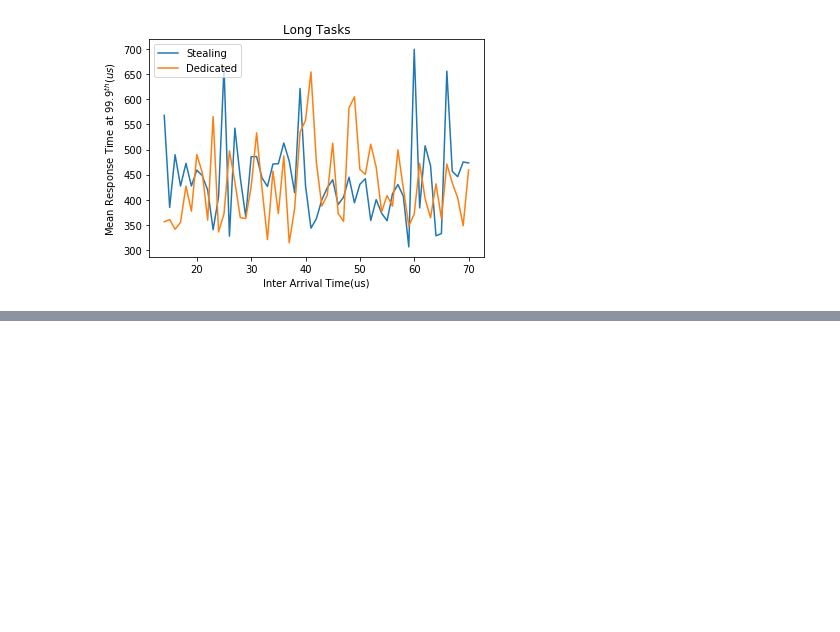
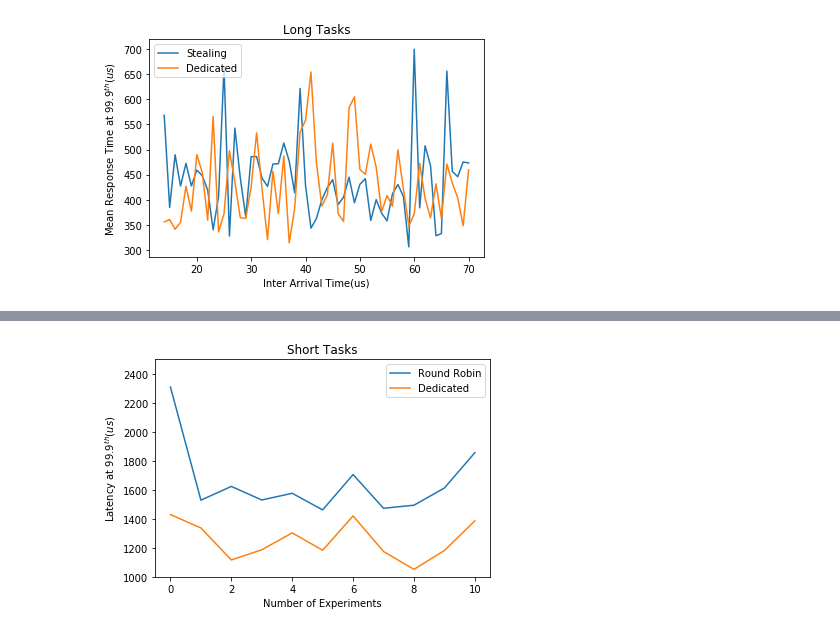
Before and after one commit to sarsanaee/mq_simulation, a Jupyter notebook: simul_steal.ipynb, the cells around one changed output, grey strips where cells are left out. Saved outputs shown, nothing was run; the diff lists cells and outputs as text; code cells hidden in the pictures; blank space fills up the shorter version.

```diff
--- a/simul_steal.ipynb
+++ b/simul_steal.ipynb
@@ -175,0 +231,19 @@ plt.show()
+# %%
+fig, ax = plt.subplots()
+
+x = numpy.arange(11)
+
+# storage_steal = numpy.array(storage_steal)
+# storage_without_steal = numpy.array(storage_without_steal)
+ax.plot(x, default999, label='Round Robin')
+ax.plot(x, improved999, label='Dedicated')
+
+ax.set_xlabel('Number of Experiments')
+ax.set_ylabel('Latency at $99.9^{th}(us)$')
+ax.set_ylim((1000,2500))
+ax.legend()
+ax.set_title(r'Short Tasks')
+plt.savefig('plots/dedicated_nic_999.png', bbox_inches='tight', dpi=300)
+plt.show()
+# %% [output]
+[figure, added]
```
Also changed, not shown: parts of 4 cells of this notebook, 4 other files.
